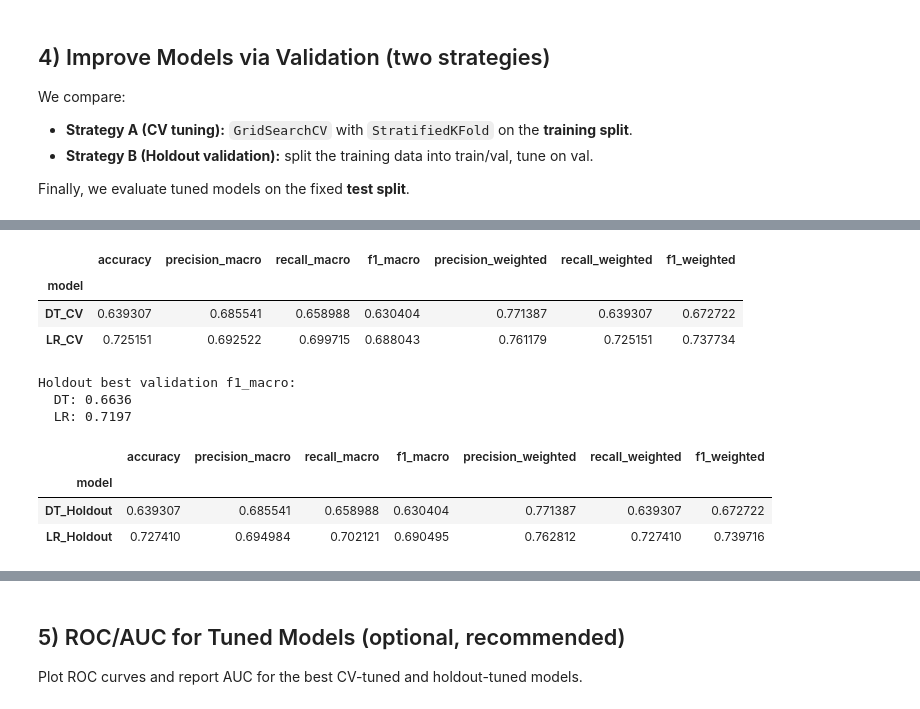
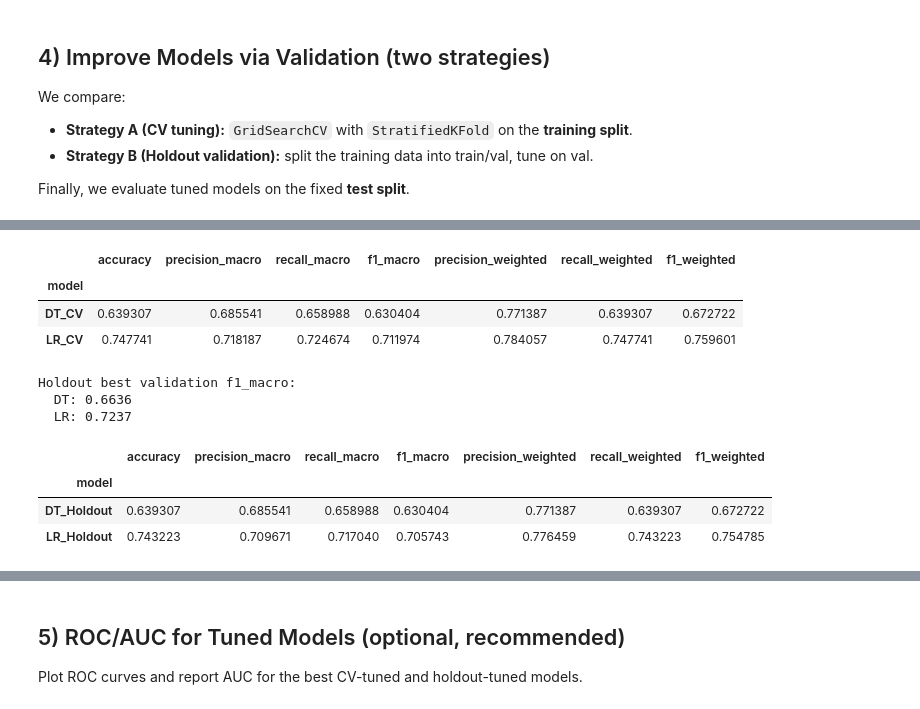
Before and after one commit to Sea-haitao/machine-learning, a Jupyter notebook: notebooks/05_evaluation.ipynb, the cells around one changed output, grey strips where cells are left out. Cells and saved outputs as stored; diff of their text form; code cells hidden in the pictures.

```diff
--- a/notebooks/05_evaluation.ipynb
+++ b/notebooks/05_evaluation.ipynb
@@ -125,18 +177,13 @@ Name: proportion, dtype: float64
 # %%
-# Baseline models (Part 4 setup, with scaling inside LR Pipeline for numerical stability)
+# Baseline models (Part 4 setup)
 dt_base = DecisionTreeClassifier(random_state=RANDOM_STATE)
-lr_base = Pipeline(
-    [
-        ("scaler", StandardScaler(with_mean=False)),
-        ("lr", LogisticRegression(max_iter=1000, random_state=RANDOM_STATE)),
-    ]
-)
+lr_base = make_lr_pipeline(max_iter=1000, random_state=RANDOM_STATE)
 
-dt_base.fit(X_train, y_train)
-lr_base.fit(X_train, y_train)
+dt_base.fit(X_train, y_train)         # preprocessed view
+lr_base.fit(X_train_raw, y_train)     # cleaned view; preprocessing fit on train only
 
 y_pred_dt = dt_base.predict(X_test)
-y_pred_lr = lr_base.predict(X_test)
+y_pred_lr = lr_base.predict(X_test_raw)
 
 print("Baseline accuracy (test):")
 print(f"  Decision Tree:       {accuracy_score(y_test, y_pred_dt):.4f}")
@@ -367,7 +412,7 @@ lr_cv_best = lr_cv.best_estimator_
 
 cv_metrics = pd.DataFrame([
     evaluate_model('DT_CV', dt_cv_best, X_test, y_test),
-    evaluate_model('LR_CV', lr_cv_best, X_test, y_test),
+    evaluate_model('LR_CV', lr_cv_best, X_test_raw, y_test),
 ]).set_index('model')
 
 display(cv_metrics)
@@ -375,12 +420,18 @@ display(cv_metrics)
 |  | accuracy | precision_macro | recall_macro | f1_macro | precision_weighted | recall_weighted | f1_weighted |
 | model |  |  |  |  |  |  |  |
 | DT_CV | 0.639307 | 0.685541 | 0.658988 | 0.630404 | 0.771387 | 0.639307 | 0.672722 |
-| LR_CV | 0.725151 | 0.692522 | 0.699715 | 0.688043 | 0.761179 | 0.725151 | 0.737734 |
+| LR_CV | 0.747741 | 0.718187 | 0.724674 | 0.711974 | 0.784057 | 0.747741 | 0.759601 |
 # %%
-# Strategy B: Holdout validation split from TRAIN only
-X_tr, X_val, y_tr, y_val = train_test_split(
-    X_train, y_train, test_size=0.2, random_state=RANDOM_STATE, stratify=y_train
+# Strategy B: Holdout validation split from TRAIN only.
+# Split on the shared row indices, then index both views (preprocessed for DT, cleaned for LR).
+inner_idx_tr, inner_idx_val = train_test_split(
+    np.arange(len(idx_train)), test_size=0.2,
+    random_state=RANDOM_STATE, stratify=y_train.values,
 )
+
+X_tr,     X_val     = X_train.iloc[inner_idx_tr],     X_train.iloc[inner_idx_val]      # DT
+X_tr_raw, X_val_raw = X_train_raw.iloc[inner_idx_tr], X_train_raw.iloc[inner_idx_val]  # LR
+y_tr,     y_val     = y_train.iloc[inner_idx_tr],     y_train.iloc[inner_idx_val]
 
 
 def holdout_tune(estimator, param_grid, X_tr_in, y_tr_in, X_val_in, y_val_in, X_full, y_full):
@@ -407,60 +458,47 @@ dt_param_grid = {
     "class_weight": [None, "balanced"],
 }
 
-lr_pipe_tpl = Pipeline(
-    [
-        ("scaler", StandardScaler(with_mean=False)),
-        ("lr", LogisticRegression(random_state=RANDOM_STATE, max_iter=2000)),
-    ]
-)
+lr_pipe_tpl = make_lr_pipeline(random_state=RANDOM_STATE, max_iter=2000)
 lr_param_grid = {
-    "lr__C": [0.1, 1.0, 10.0],
-    "lr__solver": ["lbfgs", "saga"],
-    "lr__penalty": ["l2"],
-    "lr__class_weight": [None, "balanced"],
+    "clf__C": [0.1, 1.0, 10.0],
+    "clf__solver": ["lbfgs", "saga"],
+    "clf__penalty": ["l2"],
+    "clf__class_weight": [None, "balanced"],
 }
 
 dt_holdout_score, dt_holdout_best = holdout_tune(
     DecisionTreeClassifier(random_state=RANDOM_STATE),
     dt_param_grid,
-    X_tr,
-    y_tr,
-    X_val,
-    y_val,
-    X_train,
-    y_train,
+    X_tr, y_tr, X_val, y_val,
+    X_train, y_train,
 )
 lr_holdout_score, lr_holdout_best = holdout_tune(
     lr_pipe_tpl,
     lr_param_grid,
-    X_tr,
-    y_tr,
-    X_val,
-    y_val,
-    X_train,
-    y_train,
+    X_tr_raw, y_tr, X_val_raw, y_val,
+    X_train_raw, y_train,
 )
 
 print("Holdout best validation f1_macro:")
 print(f"  DT: {dt_holdout_score:.4f}")
 print(f"  LR: {lr_holdout_score:.4f}")
 
 holdout_metrics = pd.DataFrame(
     [
         evaluate_model("DT_Holdout", dt_holdout_best, X_test, y_test),
-        evaluate_model("LR_Holdout", lr_holdout_best, X_test, y_test),
+        evaluate_model("LR_Holdout", lr_holdout_best, X_test_raw, y_test),
     ]
 ).set_index("model")
 
 display(holdout_metrics)
 # %% [output]
 Holdout best validation f1_macro:
   DT: 0.6636
-  LR: 0.7197
+  LR: 0.7237
 |  | accuracy | precision_macro | recall_macro | f1_macro | precision_weighted | recall_weighted | f1_weighted |
 | model |  |  |  |  |  |  |  |
 | DT_Holdout | 0.639307 | 0.685541 | 0.658988 | 0.630404 | 0.771387 | 0.639307 | 0.672722 |
-| LR_Holdout | 0.727410 | 0.694984 | 0.702121 | 0.690495 | 0.762812 | 0.727410 | 0.739716 |
+| LR_Holdout | 0.743223 | 0.709671 | 0.717040 | 0.705743 | 0.776459 | 0.743223 | 0.754785 |
 # %%
 # Compare all models on the FIXED test split
 compare = pd.concat(
```
Also changed, not shown: parts of 12 cells of this notebook.
